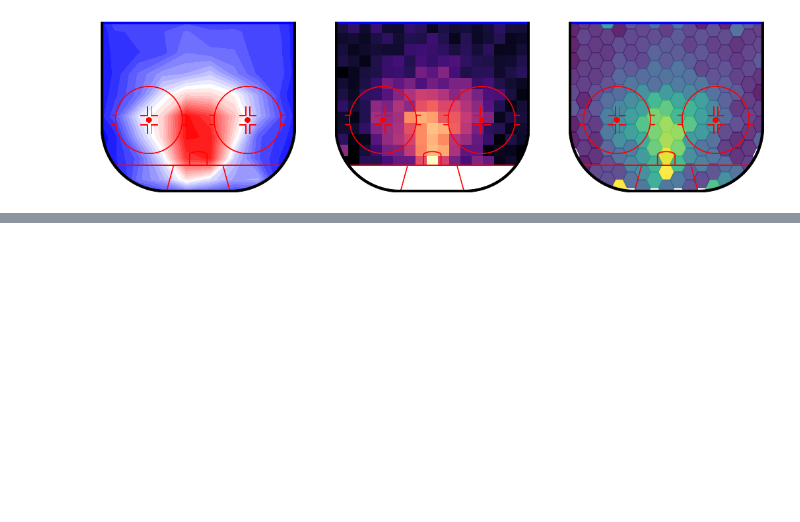
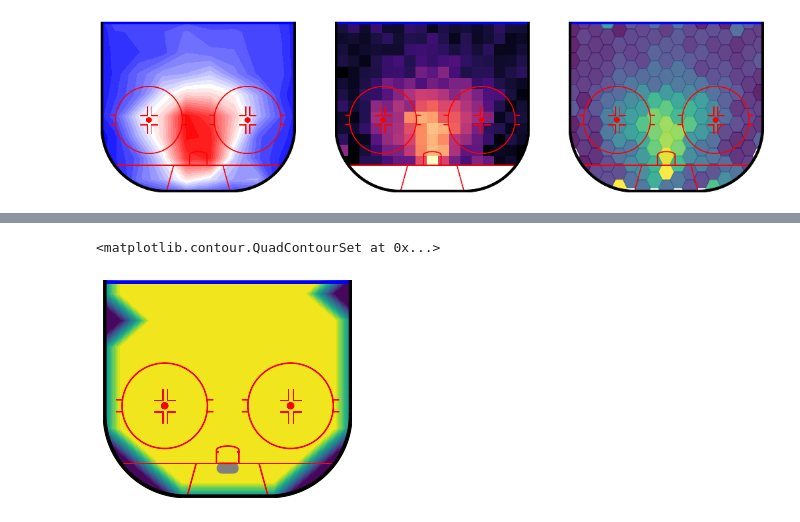
Before and after one commit to kmgreer405/kevin_da8_capstone, a Jupyter notebook: notebooks/capstone.ipynb, the cells around one changed output, grey strips where cells are left out. Drawn from its saved outputs; the diff is of its cells as text; code cells hidden in the pictures; blank space fills up the shorter version.

Commit message:
Great visual success today

```diff
--- a/notebooks/capstone.ipynb
+++ b/notebooks/capstone.ipynb
@@ -737,0 +748,5 @@ rink.draw(display_range="ozone")
+# %%
+df_shots_22 = pd.read_csv('C:/Users/KMGre/Documents/DA8/Projects/kevin_da8_capstone/data/shots_2022.csv')
+df_shots_22_new = df_shots_22[df_shots_22['event'] == 'GOAL']
+df_shots_22_2 = df_shots_22_new[df_shots_22_new['period'] == 1]
+df_shots_22_2
@@ -737,0 +767,10 @@ rink.draw(display_range="ozone")
+# %%
+rink = NHLRink(rotation=270)
+rink.contourf(
+    "xCord", "yCord", data=df_shots_22_2,
+    nbins=8, levels=30, plot_range="ozone",
+     draw_kw={"display_range": "ozone"},
+)
+# %% [output]
+<matplotlib.contour.QuadContourSet at 0x...>
+[figure, added]
```
Also changed, not shown: parts of 12 cells of this notebook, 1 other file.
